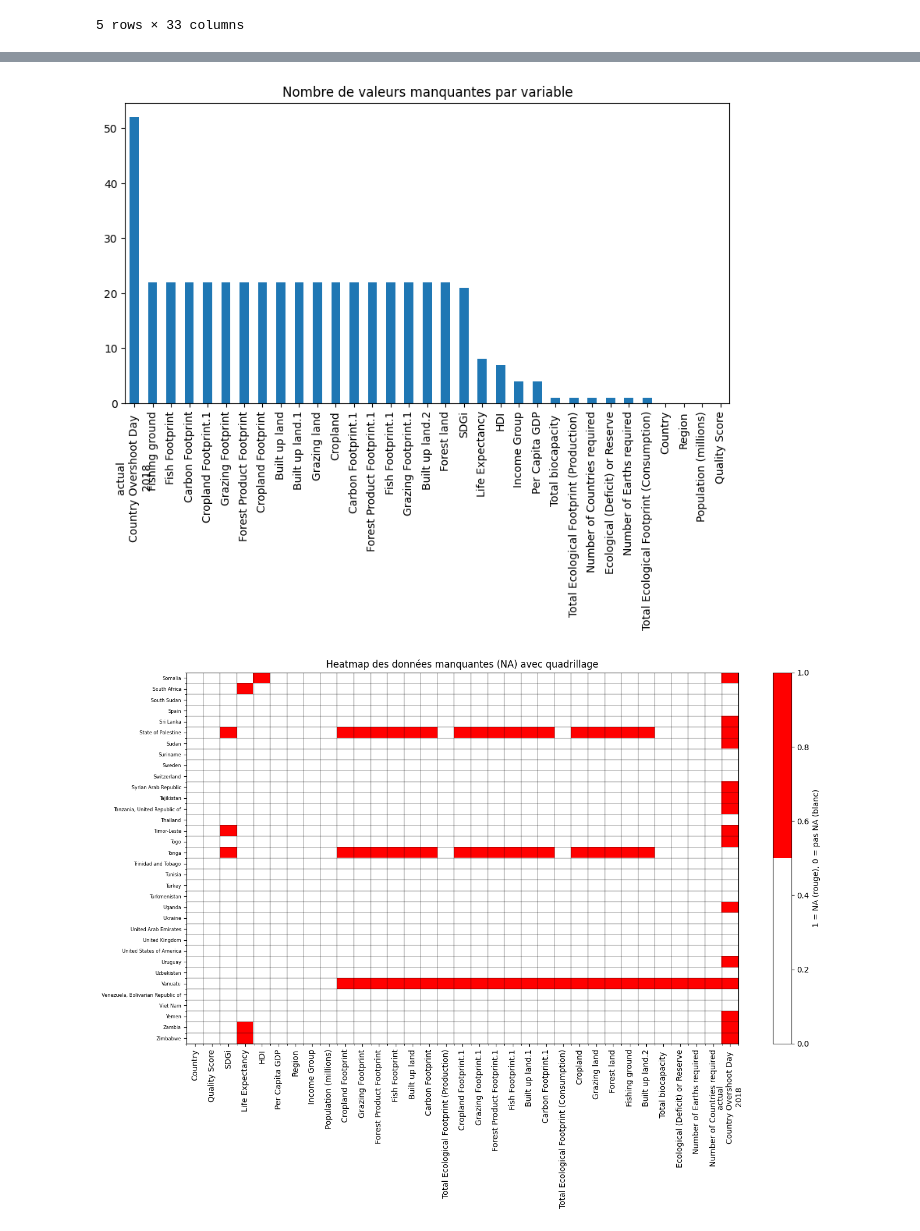
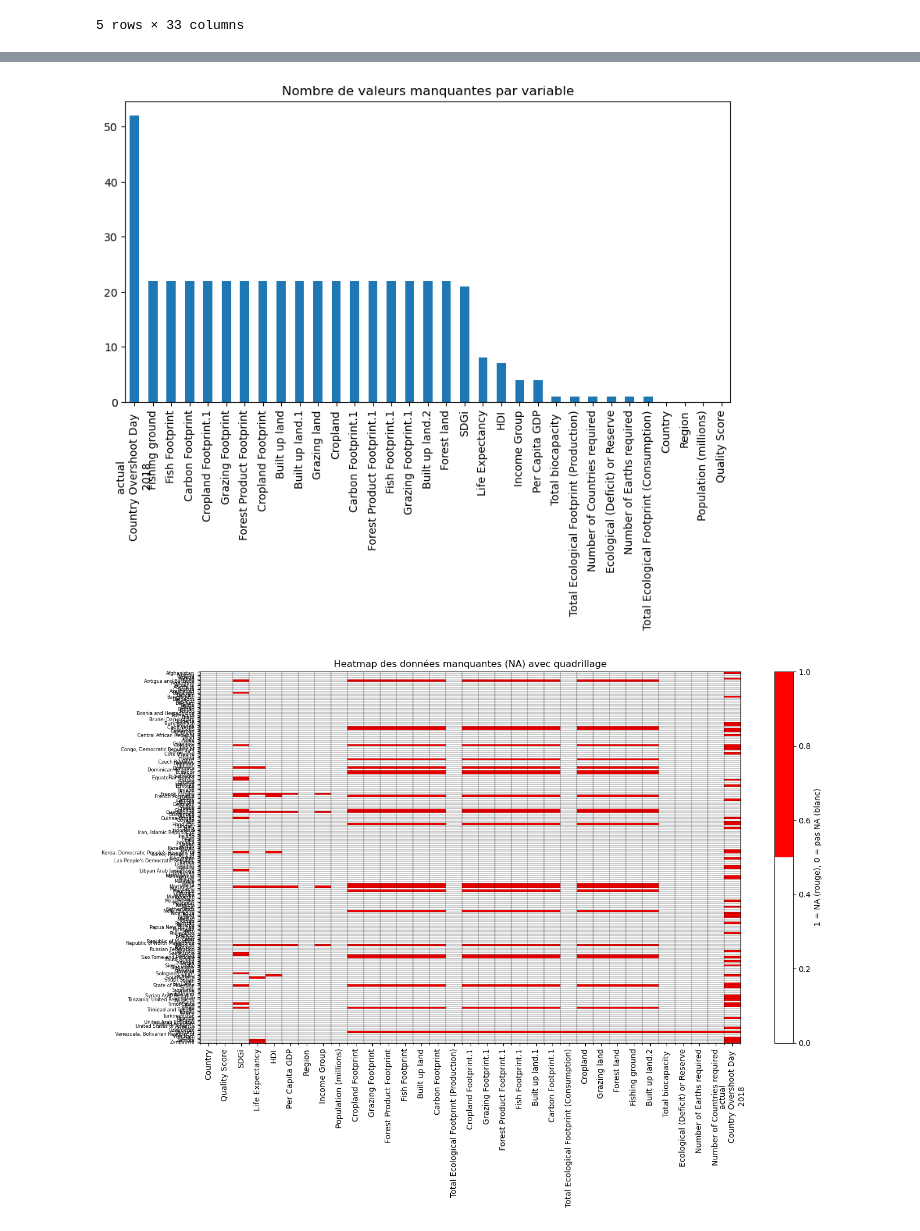
Before and after one commit to anna-cochat/Data_NA_project, a Jupyter notebook: ProjetNA.ipynb, the cells around one changed output, grey strips where cells are left out. Saved outputs shown, nothing was run; the diff lists cells and outputs as text; code cells hidden in the pictures.

```diff
--- a/ProjetNA.ipynb
+++ b/ProjetNA.ipynb
@@ -98,7 +98,7 @@ import numpy as np
 from matplotlib.colors import ListedColormap
 
 # Charger les données
-data = pd.read_excel("NA_les34dernierspays.xlsx")  # adapte le chemin si besoin
+data = pd.read_excel("NA.xlsx")  # adapte le chemin si besoin
 
 # Matrice booléenne des valeurs manquantes
 missing = data.isna()
@@ -113,7 +113,7 @@ cmap = ListedColormap(["white", "red"])
 plt.figure(figsize=(18, 10))
 plt.imshow(values, aspect='auto', cmap=cmap)
 
-plt.title("Matrice des données manquantes (red = NA, white = présent)", fontsize=16)
+plt.title("Matrice des données manquantes (rouge = NA, blanc = présent)", fontsize=16)
 plt.xlabel("Variables", fontsize=14)
 plt.ylabel("Lignes", fontsize=14)
 
@@ -140,50 +140,54 @@ data.isna().sum().sort_values(ascending=False).plot(kind='bar', figsize=(10,5))
 plt.title("Nombre de valeurs manquantes par variable")
 plt.show()
 # %% [output]
-[figure, old version]
+[figure, new version]
 # %%
 import matplotlib.pyplot as plt
 import numpy as np
 import matplotlib.colors as mcolors
+import pandas as pd
+
+# Exemple d'accès à une feuille:
+data.head()
 
 # Matrice binaire : 1 = NA, 0 = pas NA
-na_matrix = df.isna().astype(int).values
+na_matrix = data.isna().astype(int).values
 
 # Palette binaire : blanc = 0, rouge = 1
 cmap = mcolors.ListedColormap(["white", "red"])
 
 plt.figure(figsize=(14, 10))
 
 # Heatmap
 plt.imshow(na_matrix, cmap=cmap, aspect="auto")
 
 # --- Axe X : noms des colonnes ---
 plt.xticks(
-    ticks=np.arange(len(df.columns)),
-    labels=df.columns,
+    ticks=np.arange(len(data.columns)),
+    labels=data.columns,
     rotation=90
 )
 
 # --- Axe Y : noms des pays ---
 plt.yticks(
-    ticks=np.arange(len(df)),
-    labels=df["Country"],
+    ticks=np.arange(len(data)),
+    labels=data["Country"],
     fontsize=6
 )
 
 # --- Quadrillage ---
 plt.grid(color='black', linestyle='-', linewidth=0.3)
 
 # Ajuster le quadrillage pour qu’il s’aligne sur les cellules
-plt.gca().set_xticks(np.arange(-0.5, len(df.columns), 1), minor=True)
-plt.gca().set_yticks(np.arange(-0.5, len(df), 1), minor=True)
+plt.gca().set_xticks(np.arange(-0.5, len(data.columns), 1), minor=True)
+plt.gca().set_yticks(np.arange(-0.5, len(data), 1), minor=True)
 plt.grid(which='minor', color='black', linestyle='-', linewidth=0.3)
 plt.grid(False)  # enlève la grille principale, garde la fine
 
 plt.colorbar(label="1 = NA (rouge), 0 = pas NA (blanc)")
 plt.title("Heatmap des données manquantes (NA) avec quadrillage")
 
 plt.tight_layout()
 plt.show()
 # %% [output]
-[figure, old version]
+[figure, new version]
```
Also changed, not shown: parts of 2 cells of this notebook, 1 other file.
